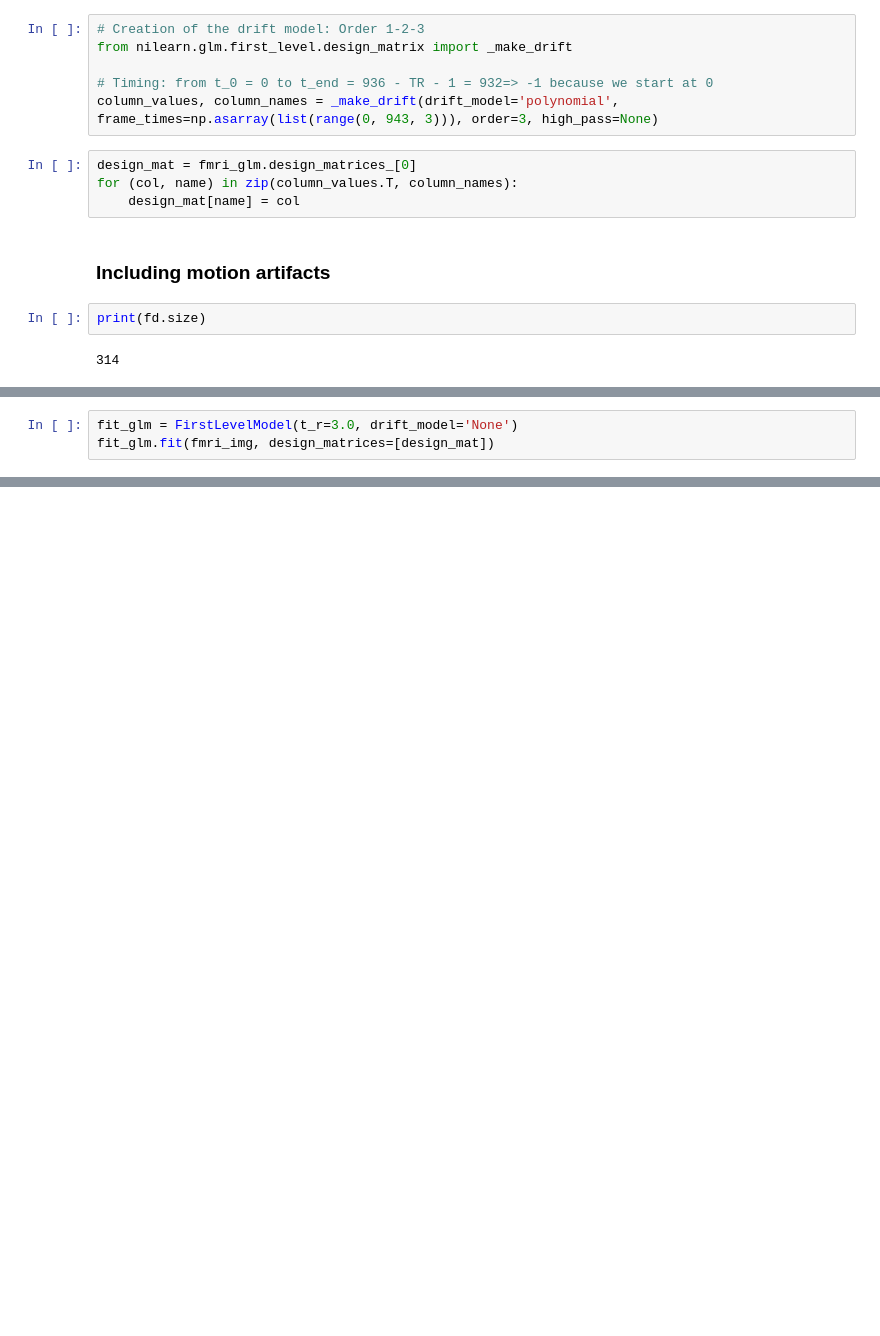
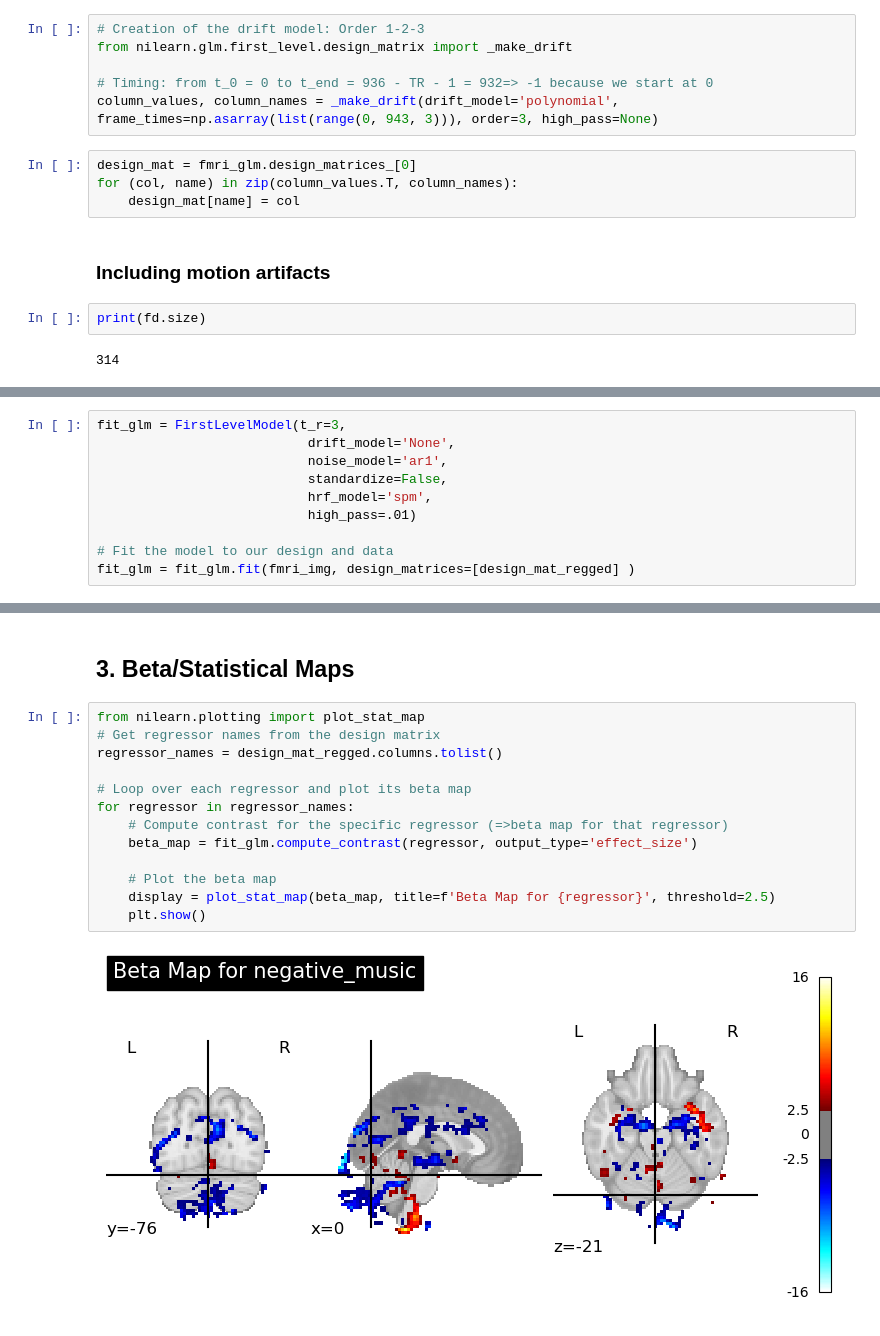
Before and after one commit to AlexisCogne/NSSP_projects, a Jupyter notebook: Project_1.ipynb, the cells around one changed output, grey strips where cells are left out. Saved outputs shown, nothing was run; the diff lists cells and outputs as text; blank space fills up the shorter version.

```diff
--- a/Project_1.ipynb
+++ b/Project_1.ipynb
@@ -646,3 +625,0 @@ plt.show()
-# %%
-fit_glm = FirstLevelModel(t_r=3.0, drift_model='None')
-fit_glm.fit(fmri_img, design_matrices=[design_mat])
@@ -648,0 +628,10 @@ fit_glm.fit(fmri_img, design_matrices=[design_mat])
+# %%
+fit_glm = FirstLevelModel(t_r=3,
+                           drift_model='None',
+                           noise_model='ar1',
+                           standardize=False,
+                           hrf_model='spm',
+                           high_pass=.01)
+
+# Fit the model to our design and data
+fit_glm = fit_glm.fit(fmri_img, design_matrices=[design_mat_regged] )
@@ -648,0 +645,17 @@ fit_glm.fit(fmri_img, design_matrices=[design_mat])
+# %% [markdown]
+## 3. Beta/Statistical Maps
+# %%
+from nilearn.plotting import plot_stat_map
+# Get regressor names from the design matrix
+regressor_names = design_mat_regged.columns.tolist()
+
+# Loop over each regressor and plot its beta map
+for regressor in regressor_names:
+    # Compute contrast for the specific regressor (=>beta map for that regressor)
+    beta_map = fit_glm.compute_contrast(regressor, output_type='effect_size')
+
+    # Plot the beta map
+    display = plot_stat_map(beta_map, title=f'Beta Map for {regressor}', threshold=2.5)
+    plt.show()
+# %% [output]
+[figure, added]
```
Also changed, not shown: parts of 72 cells of this notebook, 1 other file.
